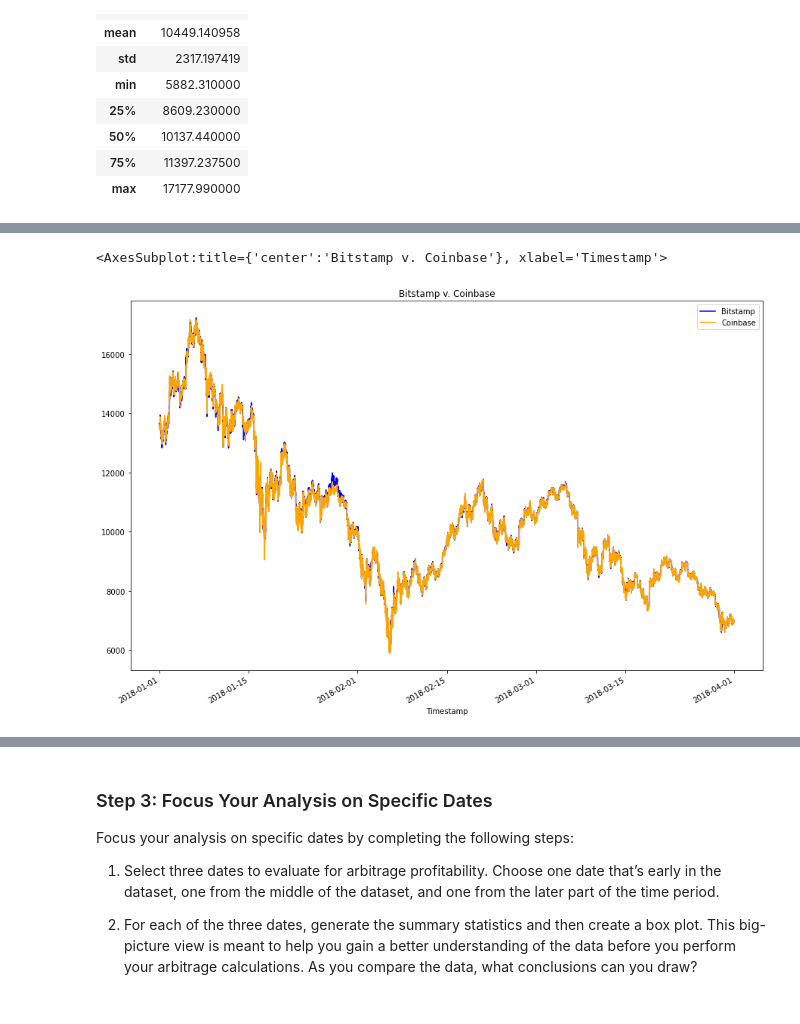
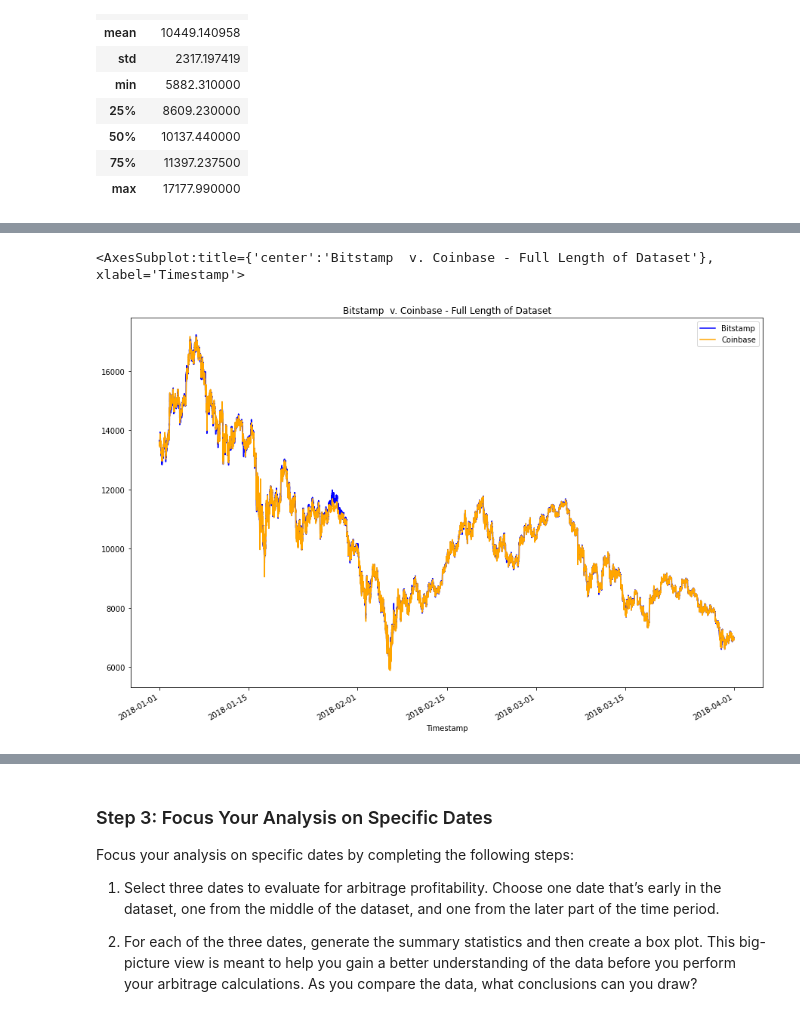
Before and after one commit to sidbetatester/bitcoin_arbitrage_opportunities, a Jupyter notebook: crypto_arbitrage.ipynb, the cells around one changed output, grey strips where cells are left out. Drawn from its saved outputs; the diff is of its cells as text; code cells hidden in the pictures.

```diff
--- a/crypto_arbitrage.ipynb
+++ b/crypto_arbitrage.ipynb
@@ -297,10 +296,11 @@ Select the data you want to analyze. Use `loc` or `iloc` to select the following
 * Close
 # %%
 # Use loc or iloc to select `Timestamp (the index)` and `Close` from bitstamp DataFrame
-bitstamp_sliced = # YOUR CODE HERE
+bitstamp_sliced = bitstamp.loc[:,["Close"]]
+
 
 # Review the first five rows of the DataFrame
-# YOUR CODE HERE
+bitstamp_sliced.head()
 # %% [output]
 |  | Close |
 | Timestamp |  |
@@ -311,10 +311,11 @@ bitstamp_sliced = # YOUR CODE HERE
 | 2018-01-01 00:04:00 | 13620.00 |
 # %%
 # Use loc or iloc to select `Timestamp (the index)` and `Close` from coinbase DataFrame
-coinbase_sliced = # YOUR CODE HERE
+coinbase_sliced = coinbase.loc[:,["Close"]]
+
 
 # Review the first five rows of the DataFrame
-# YOUR CODE HERE
+coinbase_sliced.head()
 # %% [output]
 |  | Close |
 | Timestamp |  |
@@ -378,11 +379,12 @@ Sort through the time series data associated with the bitstamp and coinbase Data
 # %%
 # Overlay the visualizations for the bitstamp and coinbase DataFrames in one plot
 # The plot should visualize the prices over the full lenth of the dataset
 # Be sure to include the parameters: legend, figure size, title, and color and label
-# YOUR CODE HERE
+bitstamp_sliced["Close"].plot(legend=True, figsize=(15, 10), title="Bitstamp  v. Coinbase - Full Length of Dataset", color="blue", label="Bitstamp")
+coinbase_sliced["Close"].plot(legend=True, figsize=(15, 10), color="orange", label="Coinbase")
 # %% [output]
-<AxesSubplot:title={'center':'Bitstamp v. Coinbase'}, xlabel='Timestamp'>
+<AxesSubplot:title={'center':'Bitstamp  v. Coinbase - Full Length of Dataset'}, xlabel='Timestamp'>
-[figure, old version]
+[figure, new version]
 # %%
 # Using the loc and plot functions, create an overlay plot that visualizes
 # the price action of both DataFrames for a one month period early in the dataset
```
Also changed, not shown: parts of 17 cells of this notebook.
